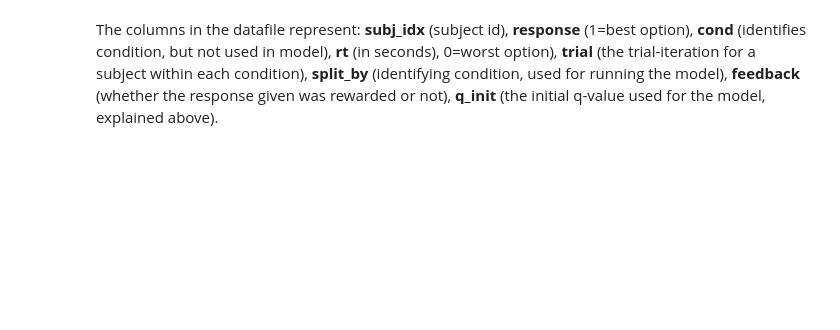
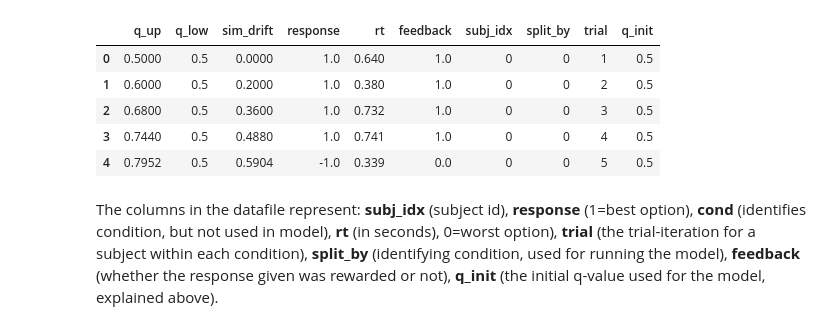
Before and after one commit to datatalking/hddm, a Jupyter notebook: hddm/examples/TEST_RLHDDM_NN.ipynb, the cells around one changed output. Saved outputs shown, nothing was run; the diff lists cells and outputs as text; code cells hidden in the pictures; blank space fills up the shorter version.

```diff
--- a/hddm/examples/TEST_RLHDDM_NN.ipynb
+++ b/hddm/examples/TEST_RLHDDM_NN.ipynb
@@ -16,8 +21,9 @@ warnings.filterwarnings("ignore", category=np.VisibleDeprecationWarning)
 # %%
-#load data. you will find this dataset in your hddm-folder under hddm/examples/rlddm_data.csv
-data = hddm.load_csv('rlddm_data.csv')
-if np.any(data["response"] != 1.0):
-    idx = data["response"] < 1.0
-    data.loc[idx, "response"] = -1.0
-#check structure
-data.head()
+# #load data. you will find this dataset in your hddm-folder under hddm/examples/rlddm_data.csv
+# data = hddm.load_csv('rlddm_data.csv')
+# if np.any(data["response"] != 1.0):
+#     idx = data["response"] < 1.0
+#     data.loc[idx, "response"] = -1.0
+# #check structure
+# data = data.loc[data['subj_idx'] == 42, :] #head()
+# data.head()
@@ -26,0 +30,16 @@ print(m.data)
+# %%
+data = hddm.generate.gen_rand_rlddm_data(a=1,t=0.3,alpha=0.2,scaler=2,p_upper=0.8,p_lower=0.2,subjs=1,split_by=0,size=500)
+if np.any(data["response"] != 1.0):
+    idx = data["response"] < 1.0
+    data.loc[idx, "response"] = -1.0
+
+data['q_init'] = 0.5
+# data.insert(-1, "q_init", [0.5]*500)
+data.head()
+# %% [output]
+|  | q_up | q_low | sim_drift | response | rt | feedback | subj_idx | split_by | trial | q_init |
+| 0 | 0.5000 | 0.5 | 0.0000 | 1.0 | 0.640 | 1.0 | 0 | 0 | 1 | 0.5 |
+| 1 | 0.6000 | 0.5 | 0.2000 | 1.0 | 0.380 | 1.0 | 0 | 0 | 2 | 0.5 |
+| 2 | 0.6800 | 0.5 | 0.3600 | 1.0 | 0.732 | 1.0 | 0 | 0 | 3 | 0.5 |
+| 3 | 0.7440 | 0.5 | 0.4880 | 1.0 | 0.741 | 1.0 | 0 | 0 | 4 | 0.5 |
+| 4 | 0.7952 | 0.5 | 0.5904 | -1.0 | 0.339 | 0.0 | 0 | 0 | 5 | 0.5 |
```
Also changed, not shown: parts of 11 cells of this notebook, 2 other files.
